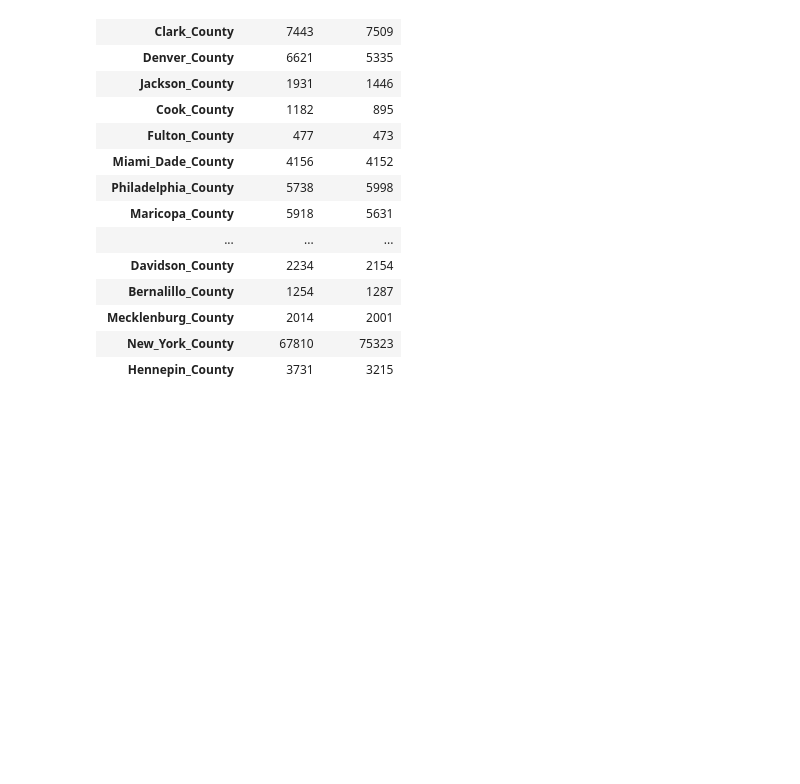
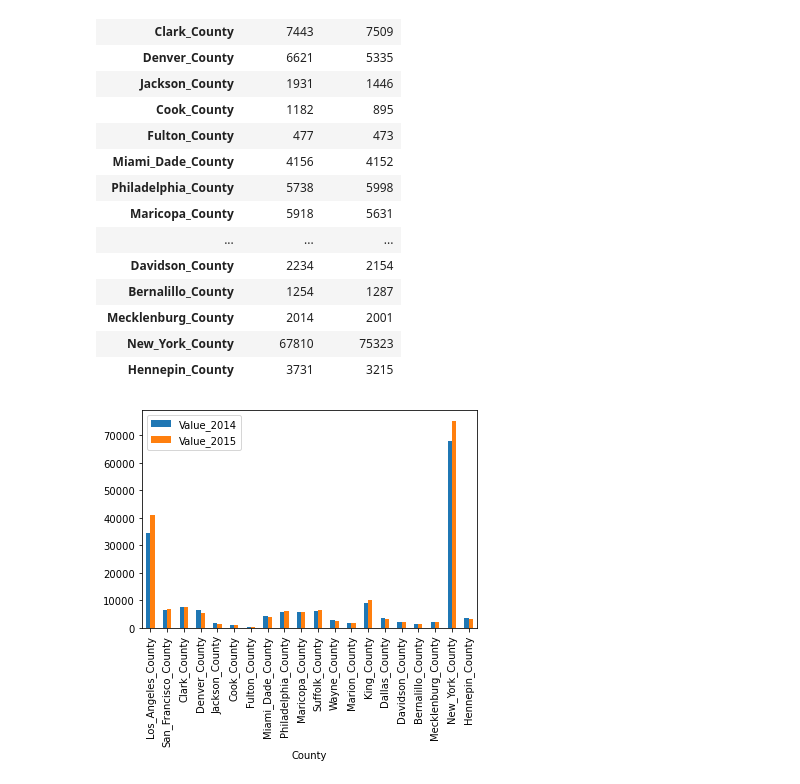
Before and after one commit to kylagelev/Homelessness-Weather, a Jupyter notebook: Homelessness_Data.ipynb, the cells around one changed output. Cells and saved outputs as stored; diff of their text form; code cells hidden in the pictures; blank space fills up the shorter version.

```diff
--- a/Homelessness_Data.ipynb
+++ b/Homelessness_Data.ipynb
@@ -133,3 +145,7 @@ merged_homelessness
 | Mecklenburg_County | 2014 | 2001 |
 | New_York_County | 67810 | 75323 |
 | Hennepin_County | 3731 | 3215 |
+# %%
+homeless_bar_plot = merged_homelessness.plot(kind = 'bar')
+# %% [output]
+[figure, added]
```
Also changed, not shown: parts of 7 cells of this notebook.
